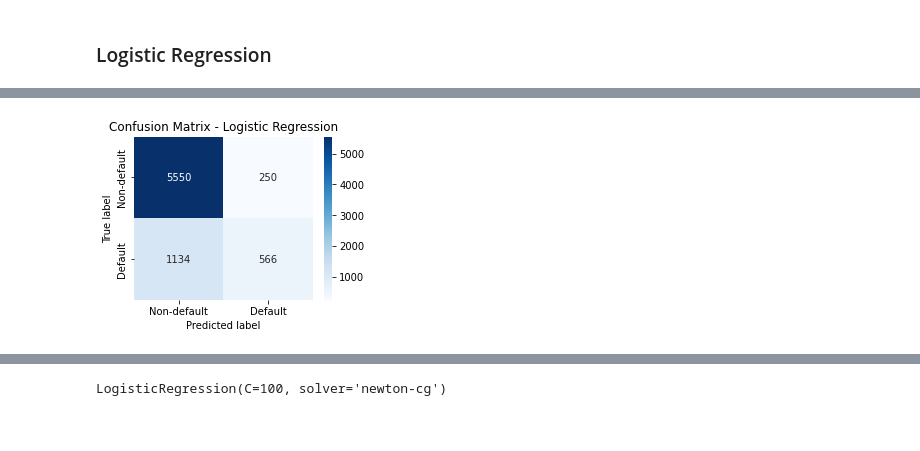
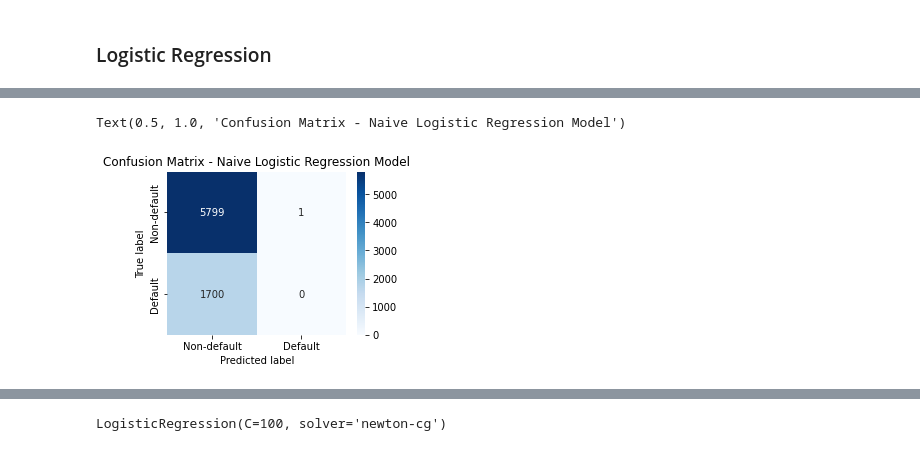
Before and after one commit to elvern18/Credit-Card-Default, a Jupyter notebook: BT2103 Project.ipynb, the cells around one changed output, grey strips where cells are left out. Drawn from its saved outputs; the diff is of its cells as text; code cells hidden in the pictures.

```diff
--- a/BT2103 Project.ipynb
+++ b/BT2103 Project.ipynb
@@ -684,6 +734,6 @@ print(y_SMOTE.sum())
 # %%
-LR_imp = LogisticRegression(C=3.73, random_state=0)
-LR_imp.fit(X_train, y_train)
-y_pred = LR_imp.predict(X_test)
-print('Accuracy:', accuracy_score(y_pred, y_test))
+LR_imp = LogisticRegression(C=3.73, random_state=1234)
+LR_imp.fit(X_train_naive, y_train_naive)
+y_pred = LR_imp.predict(X_test_naive)
+print('Accuracy:', accuracy_score(y_pred, y_test_naive))
 # %% [output]
@@ -702,11 +759,12 @@ weighted avg       0.80      0.82      0.79      7500
 # %%
 plt.figure(figsize=(4,3))
-ConfMatrix = confusion_matrix(y_test, y_pred)
+ConfMatrix = confusion_matrix(y_test_naive, y_pred)
 sns.heatmap(ConfMatrix,annot=True, cmap="Blues", fmt="d",
             xticklabels = ['Non-default', 'Default'],
             yticklabels = ['Non-default', 'Default'])
 plt.ylabel('True label')
 plt.xlabel('Predicted label')
-plt.title("Confusion Matrix - Logistic Regression");
+plt.title("Confusion Matrix - Naive Logistic Regression Model")
 # %% [output]
+Text(0.5, 1.0, 'Confusion Matrix - Naive Logistic Regression Model')
-[figure, old version]
+[figure, new version]
```
Also changed, not shown: parts of 43 cells of this notebook.
